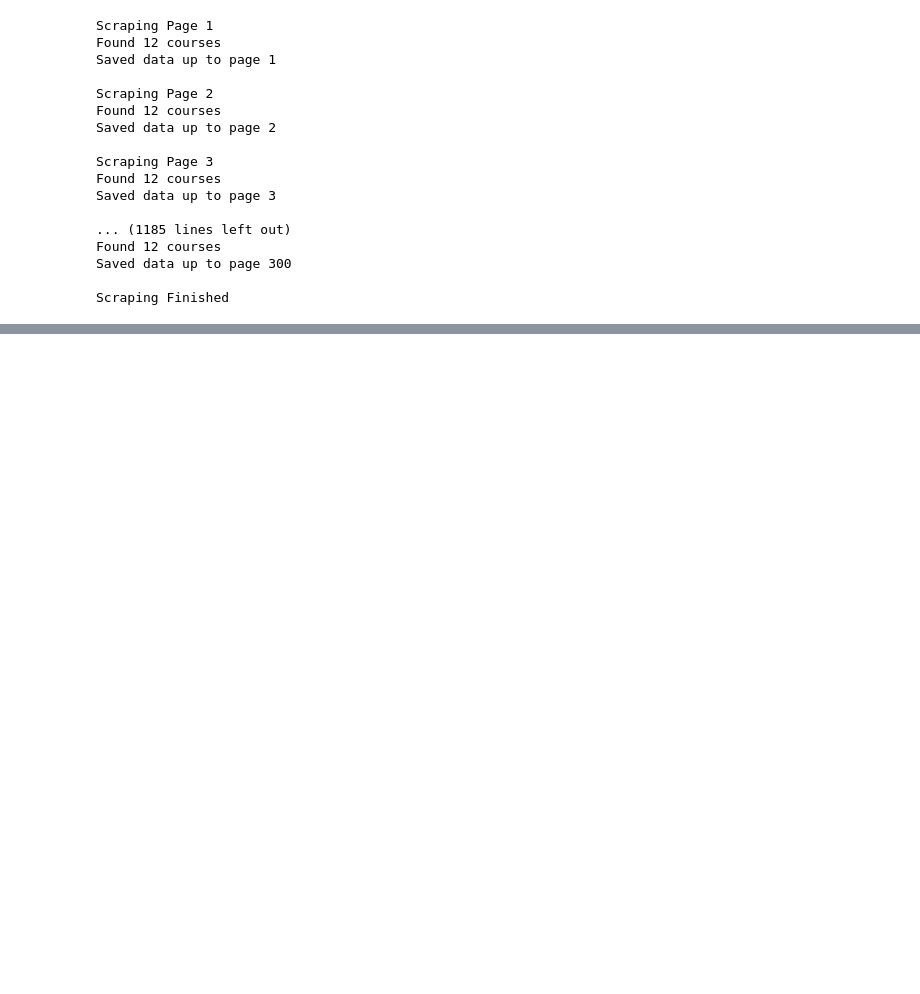
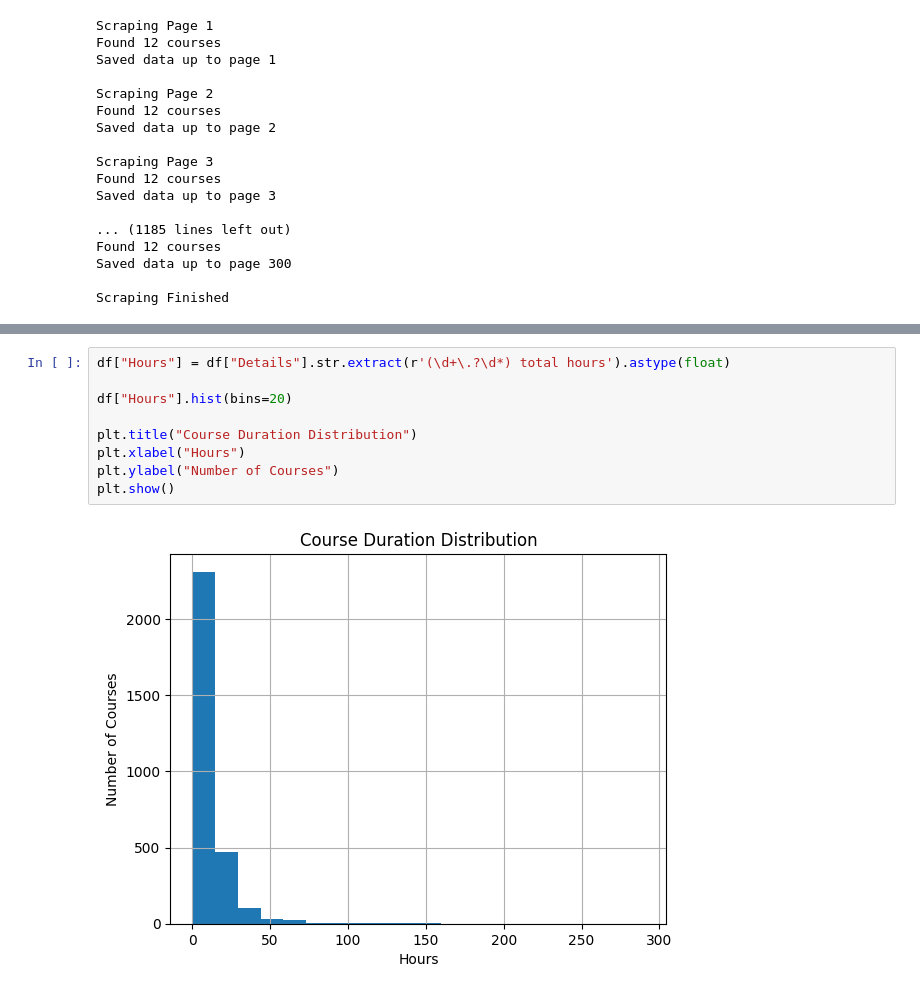
Before and after one commit to sanodyaJinadasa/CourseLens, a Jupyter notebook: CourseLens.ipynb, the cells around one changed output, grey strips where cells are left out. Drawn from its saved outputs; the diff is of its cells as text; blank space fills up the shorter version.

```diff
--- a/CourseLens.ipynb
+++ b/CourseLens.ipynb
@@ -268,0 +679,11 @@ Scraping Finished
+# %%
+df["Hours"] = df["Details"].str.extract(r'(\d+\.?\d*) total hours').astype(float)
+
+df["Hours"].hist(bins=20)
+
+plt.title("Course Duration Distribution")
+plt.xlabel("Hours")
+plt.ylabel("Number of Courses")
+plt.show()
+# %% [output]
+[figure, added]
```
Also changed, not shown: parts of 45 cells of this notebook, 4 other files.
